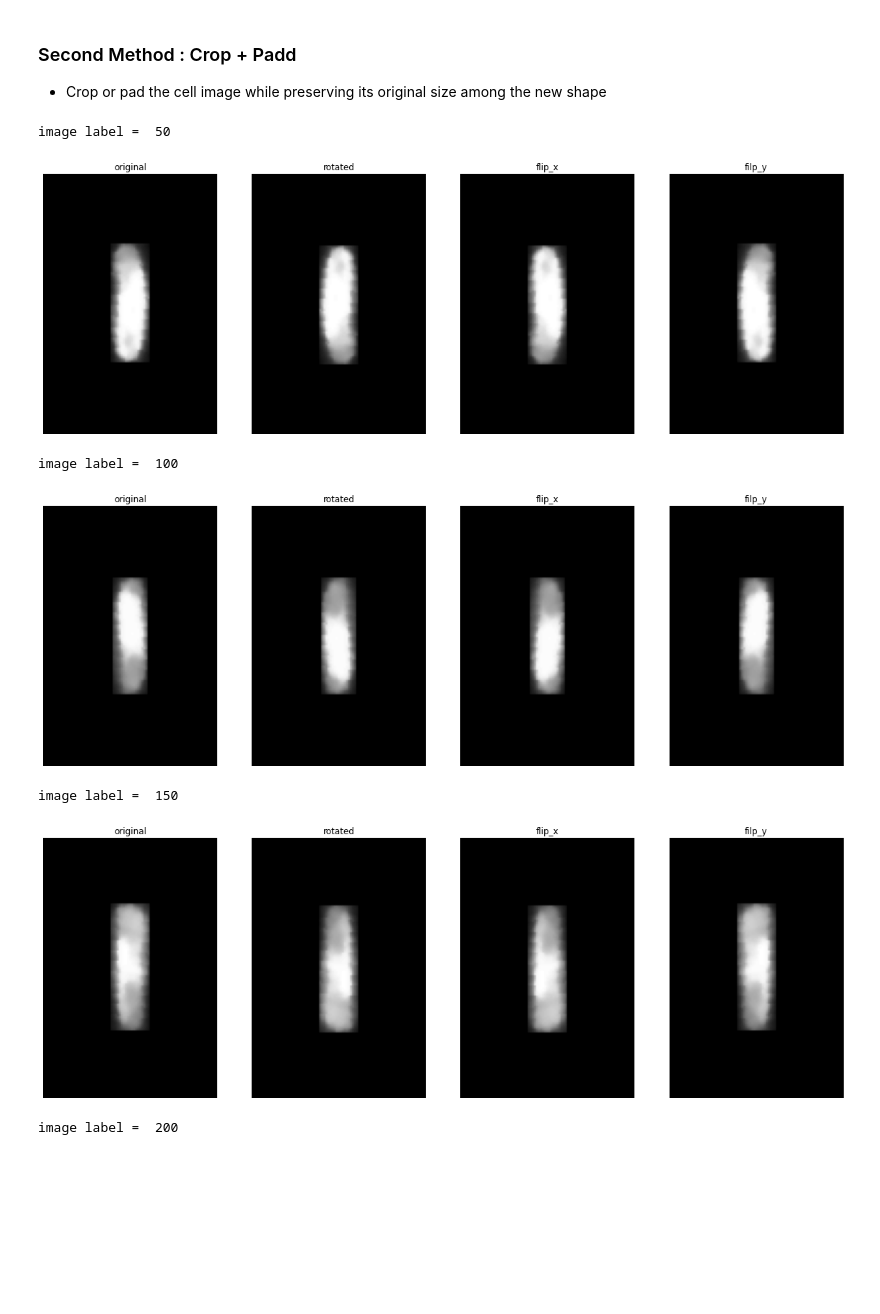
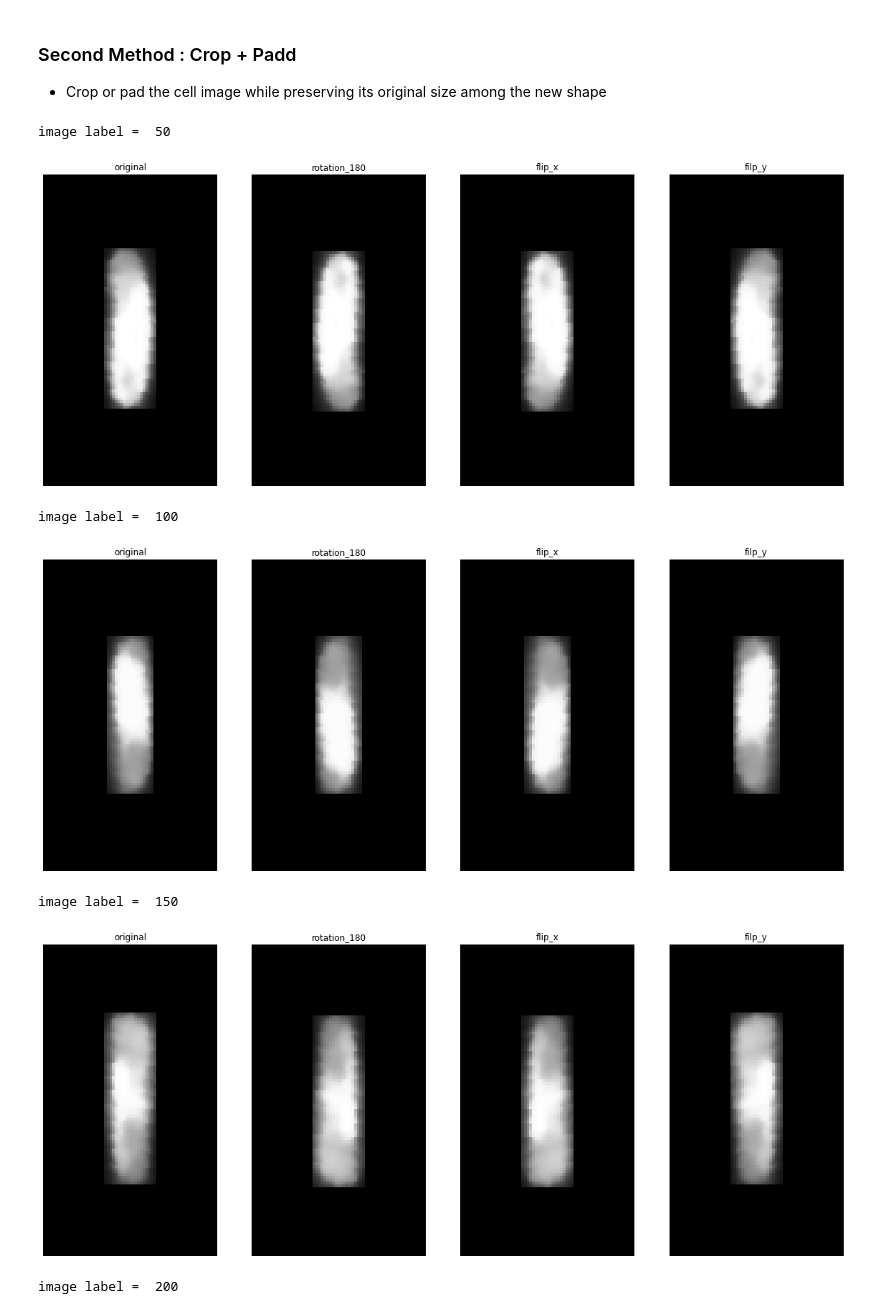
Before and after one commit to souheib1/Refinement-of-DL-approaches-for-unsupervised-cell-segmentation-classification-on-microfluidic-images, a Jupyter notebook: segmentation/masks.ipynb, the cells around one changed output. Saved outputs shown, nothing was run; the diff lists cells and outputs as text; code cells hidden in the pictures; blank space fills up the shorter version.

```diff
--- a/segmentation/masks.ipynb
+++ b/segmentation/masks.ipynb
@@ -245,3 +245,8 @@ mean area 1093.09375
 mean height 59.2875
 [figure]
 mean width 22.9
+# %%
+max_height = np.max(heights)
+max_width = np.max(widths)
+print("max height = ",max_height)
+print("max width = ",max_width)
@@ -285,24 +293,24 @@ image label =  300
 # %%
 from image_utils import load_images_from_path,crop,show_images
 area_th = np.percentile(areas,0.15)
-new_shape = (127,85)
+new_shape = (max_height,max_width )
 props = measure.regionprops(mask)
 q=50
 titles = ["original","rotation_180","flip_x","filp_y"]
 for prop in props:
     label = prop.label
     min_row, min_col, max_row, max_col = prop.bbox
     if prop.area > area_th:
         label_crop = crop_pad(crop(image, min_row, max_row, min_col, max_col), new_shape)
         if label%q==0:
             print("image label = ",label)
             l = list(apply_augmentations(label_crop))
             show_images(l,titles)
 # %% [output]
 image label =  50
-[figure, old version]
+[figure, new version]
 image label =  100
-[figure, old version]
+[figure, new version]
 image label =  150
-[figure, old version]
+[figure, new version]
 image label =  200
```
Also changed, not shown: parts of 3 cells of this notebook, 1 other file.
